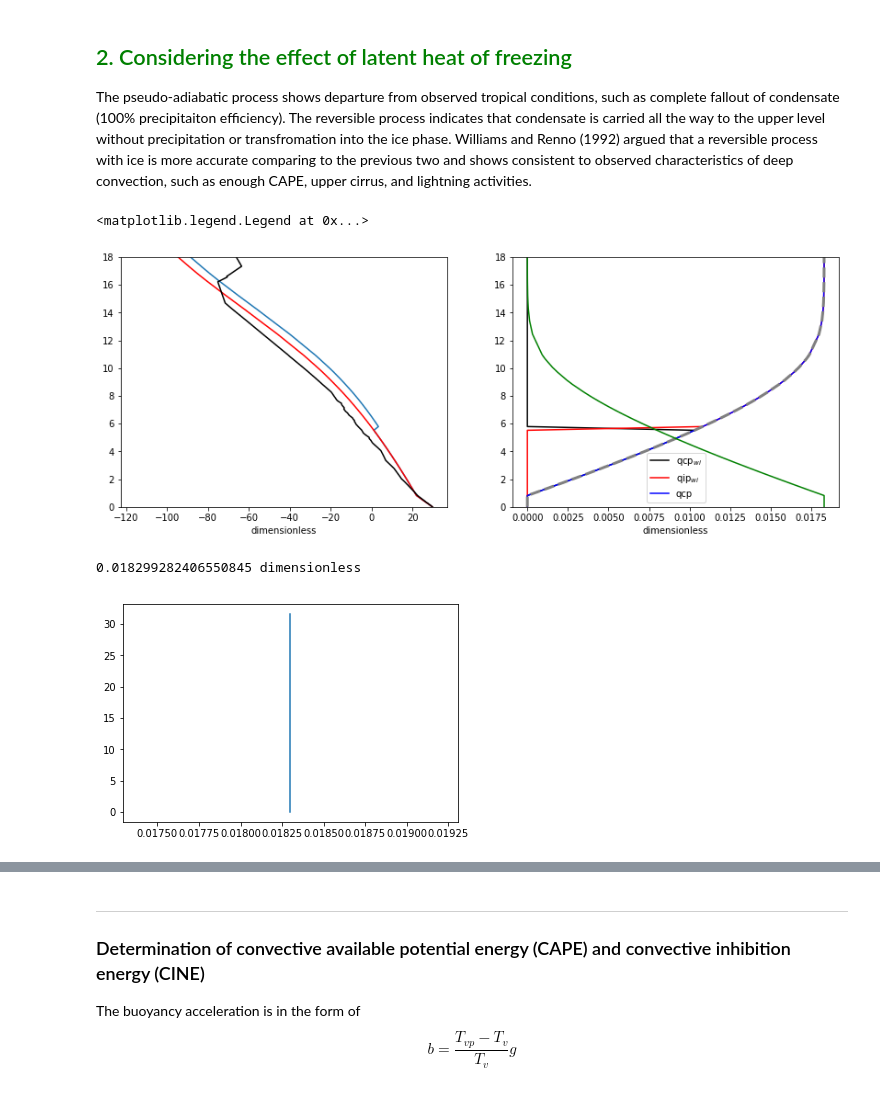
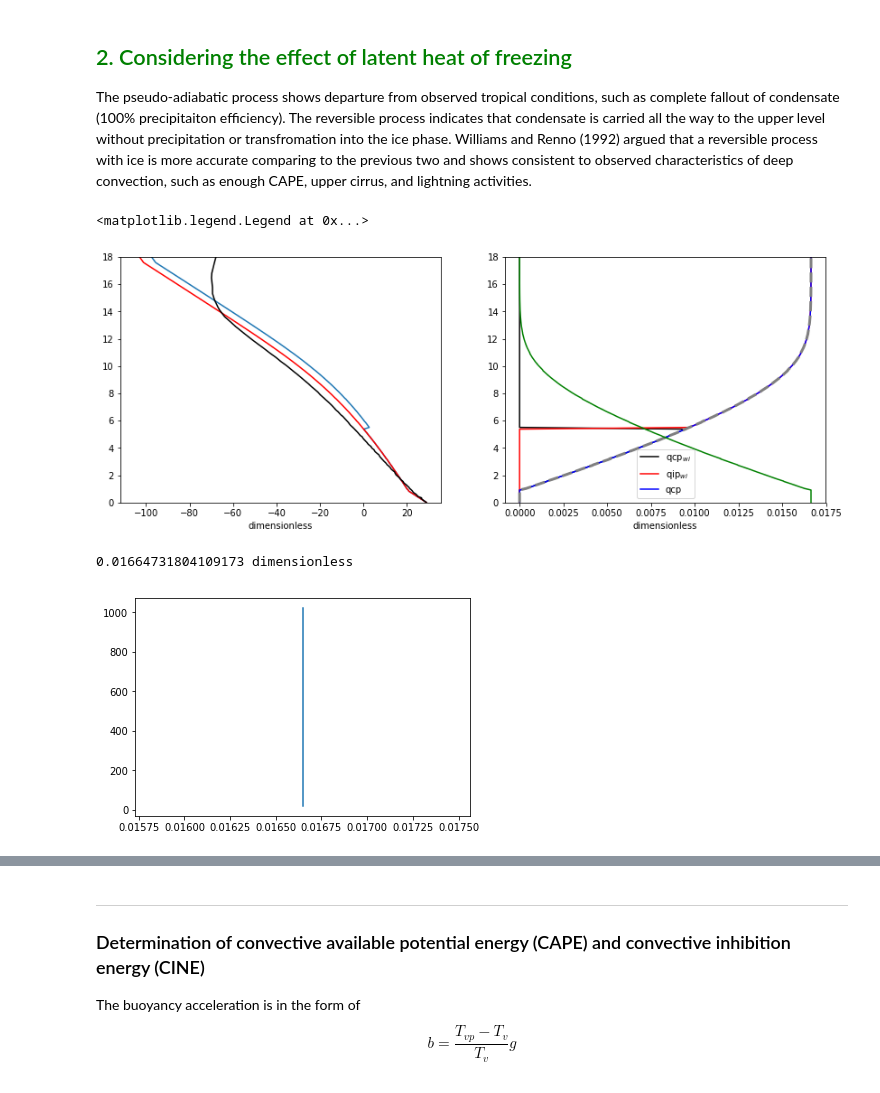
Before and after one commit to weiming9115/ATM663_convection_meso, a Jupyter notebook: Resources/Notebooks/Real_Parcel_Buoyancy_weiming.ipynb, the cells around one changed output, grey strips where cells are left out. Cells and saved outputs as stored; diff of their text form; code cells hidden in the pictures.

```diff
--- a/Resources/Notebooks/Real_Parcel_Buoyancy_weiming.ipynb
+++ b/Resources/Notebooks/Real_Parcel_Buoyancy_weiming.ipynb
@@ -115,19 +115,19 @@ Text(0.5, 1.0, 'Wyoming Upper Air, Miami (12.4S, 130.89E), 2018 JJA')
 # %%
 #np.savetxt('PKMJ_vars_2018.txt',(T,Td,Z,p))
 # %%
-from siphon.simplewebservice.wyoming import WyomingUpperAir
+#from siphon.simplewebservice.wyoming import WyomingUpperAir
 
-date = datetime(2018, 6, 22, 0)
-station = 'MFL'
+#date = datetime(2018, 6, 22, 0)
+#station = 'MFL'
 
-df = WyomingUpperAir.request_data(date, station)
-p = df['pressure'].values #hPa
-T = df['temperature'].values  #C
-Td = df['dewpoint'].values #C
-Z = df['height'].values   #m
+#df = WyomingUpperAir.request_data(date, station)
+#p = df['pressure'].values #hPa
+#T = df['temperature'].values  #C
+#Td = df['dewpoint'].values #C
+#Z = df['height'].values   #m
 
-r = mixing_ratio( saturation_vapor_pressure(Td*units.units('degC')), p*units.units('hPa') )
-q = specific_humidity_from_mixing_ratio(r)
-rs = mixing_ratio( saturation_vapor_pressure(T*units.units('degC')), p*units.units('hPa') )
-qs = specific_humidity_from_mixing_ratio(rs)
+#r = mixing_ratio( saturation_vapor_pressure(Td*units.units('degC')), p*units.units('hPa') )
+#q = specific_humidity_from_mixing_ratio(r)
+#rs = mixing_ratio( saturation_vapor_pressure(T*units.units('degC')), p*units.units('hPa') )
+#qs = specific_humidity_from_mixing_ratio(rs)
 # %%
@@ -457,7 +454,7 @@ def mixrat_i(T,p):
     es = esati(T)
     return 0.622*es/(p-es)
 
-def delT4ice(Tp,p,qcp,qvp,Tf=0,simple=True):
+def delT4ice(TpMSE,p,qcpMSE,qvpMSE,Tf=0,simple=True):
 # computes delta T, an increase in temperature due to latent heat of freezing and the deposition
 # of water vapor on ice (Iribarne and Godson, 1981 eq.94)
     Tref = 273.15 # reference Temp.
@@ -470,12 +467,12 @@ def delT4ice(Tp,p,qcp,qvp,Tf=0,simple=True):
 
     if simple == True:
 
-        delT = Lf*qcp/Cpd
-        Tdev = Tp + delT
+        delT = Lf*qcpMSE/Cpd
+        Tdev = TpMSE + delT
 
-        Tdev = np.where(Tp < Tf, Tdev, Tp)
-        qcpdev = np.where(Tp < Tf, 0, qcp) # 100% convert to ice phase below zero deg
-        qipdev = np.where(Tp < Tf, qcp, 0) # 100% convert to ice phase below zero deg
+        Tdev = np.where(TpMSE < Tf, Tdev, TpMSE)
+        qcpdev = np.where(TpMSE < Tf, 0, qcpMSE) # 100% convert to ice phase below zero deg
+        qipdev = np.where(TpMSE < Tf, qcpMSE, 0) # 100% convert to ice phase below zero deg
         return Tdev,qcpdev,qipdev
 
     else: # precise calculation based on Iribarne and Godson (1981)
@@ -505,33 +502,34 @@ def delT4ice(Tp,p,qcp,qvp,Tf=0,simple=True):
 
             return Tdev
 # %%
-Tpice,qcpice,qipice = delT4ice(Tp,p,qcp,qvp,Tf=0,simple=True) # including latent heat of freezing in a simple way
+Tpice,qcpice,qipice = delT4ice(TpMSE,p,qcpMSE,qvpMSE,Tf=0,simple=True) # including latent heat of freezing in a simple way
 # %%
 fig = plt.figure(figsize=(14,5))
 
 ax1 = plt.subplot(1,2,1)
 ax1.plot(Tpice,Z/1000)
-ax1.plot(Tp,Z/1000,'r')
+ax1.plot(TpMSE,Z/1000,'r')
 ax1.plot(T,Z/1000,'k')
 ylim([0,18])
 
 ax2 = plt.subplot(1,2,2)
 ax2.plot(qcpice,Z/1000,'k')
 ax2.plot(qipice,Z/1000,'r')
-ax2.plot(qcp,Z/1000,'b')
+ax2.plot(qcpMSE,Z/1000,'b')
 ax2.plot(qcpice+qipice,Z/1000,'--',color='grey',linewidth=3)
-ax2.plot(qvp,Z/1000,'g')
+ax2.plot(qvpMSE,Z/1000,'g')
 ylim([0,18])
 ax2.legend(['qcp$_{wi}$','qip$_{wi}$','qcp'])
 # %% [output]
 <matplotlib.legend.Legend at 0x...>
-[figure, old version]
+[figure, new version]
 # %%
-plot(qvp+qcpice+qipice,Z/1000)
+# conservation of total water
+plot(qvpMSE+qcpice+qipice,p)
 print(q[0])
 # %% [output]
-0.018299282406550845 dimensionless
+0.01664731804109173 dimensionless
-[figure, old version]
+[figure, new version]
 # %%
 # Trho-Tv based on different assumptions and w/wo ice
 fig = plt.figure(figsize=(7,5))
```
Also changed, not shown: parts of 31 cells of this notebook.
